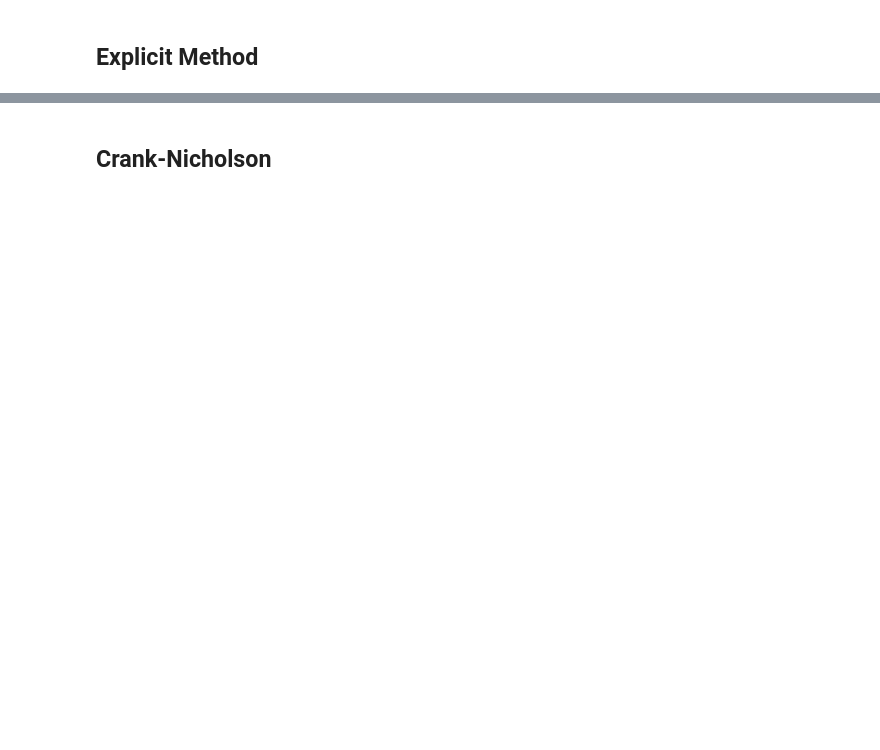
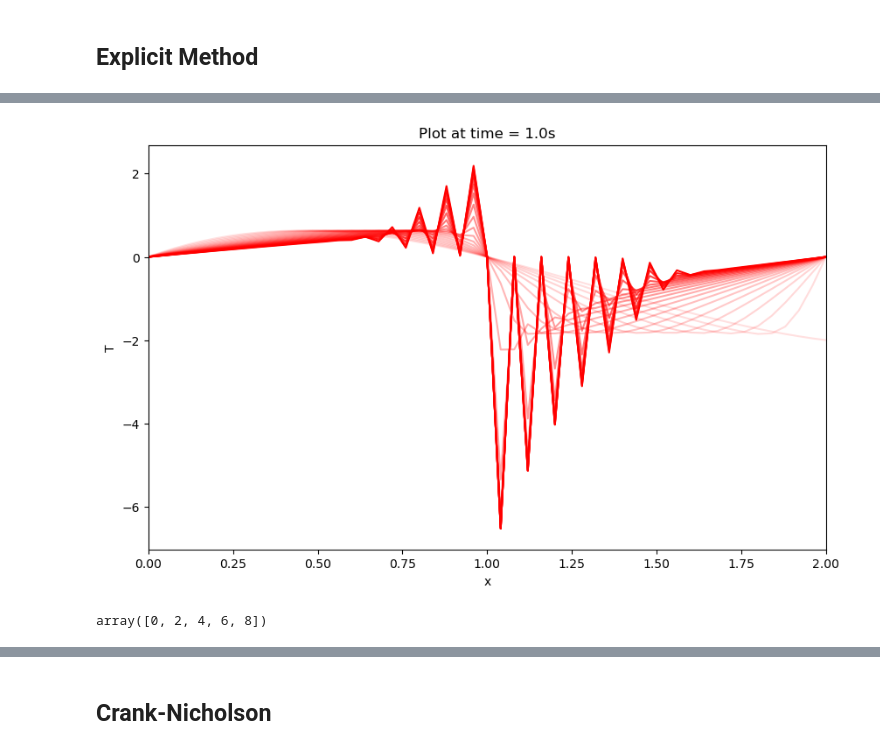
Before and after one commit to Miller-Ryan-1/csueb_phys, a Jupyter notebook: numerical_pdes/inviscid_burgers.ipynb, the cells around one changed output, grey strips where cells are left out. Saved outputs shown, nothing was run; the diff lists cells and outputs as text; code cells hidden in the pictures; blank space fills up the shorter version.

```diff
--- a/numerical_pdes/inviscid_burgers.ipynb
+++ b/numerical_pdes/inviscid_burgers.ipynb
@@ -78 +62,9 @@ plt.show()
+# %%
+heat_plotter(U, 2,t_max,20)
+# %% [output]
+[figure, added]
+# %%
+np.arange(0,10,2)
+# %% [output]
+array([0, 2, 4, 6, 8])
 # %%
```
Also changed, not shown: parts of 30 cells of this notebook, 1 other file.
